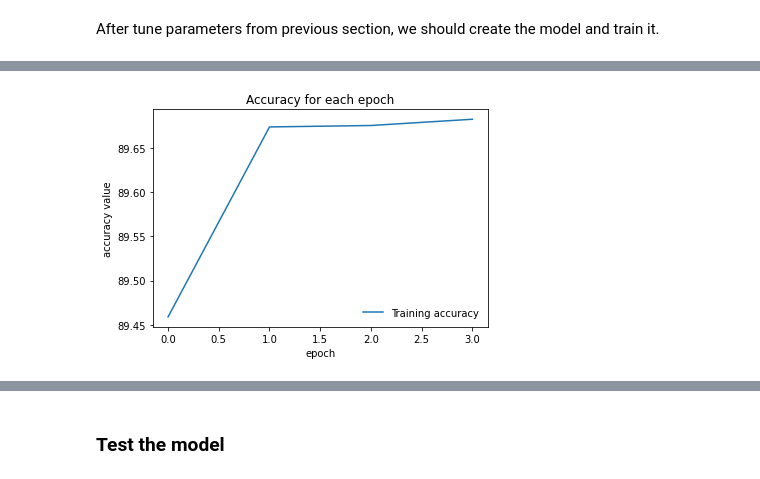
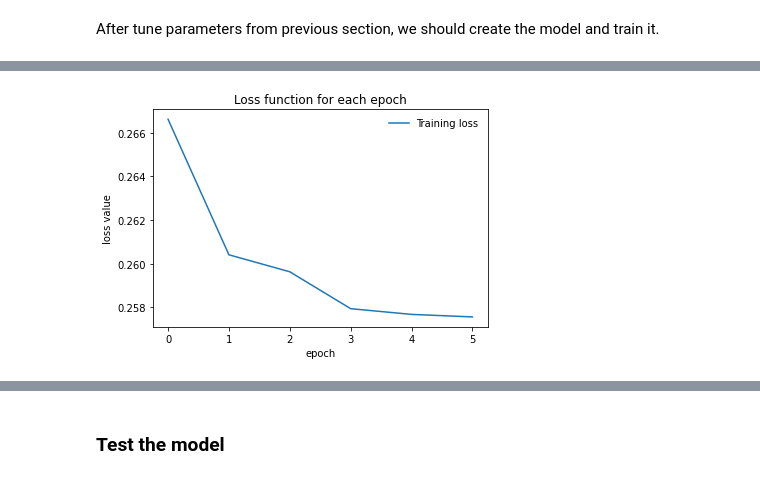
Before and after one commit to ZahraDehghani99/Heart-Disease-Health-Indicators-Dataset, a Jupyter notebook: heart_disease_classification.ipynb, the cells around one changed output, grey strips where cells are left out. Drawn from its saved outputs; the diff is of its cells as text; code cells hidden in the pictures.

```diff
--- a/heart_disease_classification.ipynb
+++ b/heart_disease_classification.ipynb
@@ -412,10 +428,10 @@ class NeuralNet(nn.Module):
     super(NeuralNet, self).__init__()
     self.fc = nn.Sequential(
     nn.Linear(input_size, 10),
-    nn.Dropout(0.3),
+    # nn.Dropout(0.3),
     nn.ReLU(),
     nn.Linear(10, 10),
-    nn.Dropout(0.1),
+    # nn.Dropout(0.1),
     nn.ReLU(),
     nn.Linear(10, 1),
     nn.Sigmoid())
@@ -532,7 +548,7 @@ def test(model1, test_loader):
 # set parameters
 INPUT_SIZE = X.shape[1]
 OUTPUT_SIZE = 1
-NUM_EPOCH = 4
+NUM_EPOCH = 6
 LR = 0.01
 # %%
 device = torch.device('cuda' if torch.cuda.is_available() else 'cpu')
@@ -628,8 +642,18 @@ torch.save(model, '/content/drive/MyDrive/ML_Dr.sajedi/final-proj_mlp') # model1
 # %%
-#Training loss
-plt.plot(train_loss, label='Training loss')
-plt.legend(frameon=False)
-plt.xlabel('epoch')
-plt.ylabel('loss value')
-plt.title("Loss function for each epoch")
-plt.show()
+def plot_loss(loss):
+  plt.plot(loss, label="Training loss")
+  plt.legend(frameon=False)
+  plt.xticks([i for i in range(0, NUM_EPOCH)])
+  plt.xlabel("epoch")
+  plt.ylabel("loss value")
+  plt.title("Loss function for each epoch")
+  plt.show()
+
+def plot_accuracy(acc):
+  plt.plot(acc, label="Training accuracy")
+  plt.legend(frameon=False)
+  plt.xticks([i for i in range(0, NUM_EPOCH)])
+  plt.xlabel("epoch")
+  plt.ylabel("accuracy value")
+  plt.title("Accuracy for each epoch")
+  plt.show()
@@ -638,10 +660,4 @@ plt.show()
-# %%
-#Training and validation accuracy
-plt.plot(train_acc, label='Training accuracy')
-plt.legend(frameon=False)
-plt.xlabel('epoch')
-plt.ylabel('accuracy value')
-plt.title("Accuracy for each epoch")
-plt.show()
-# %% [output]
-[figure, removed]
+# %%
+plot_loss(train_loss)
+# %% [output]
+[figure, added]
```
Also changed, not shown: parts of 11 cells of this notebook.
